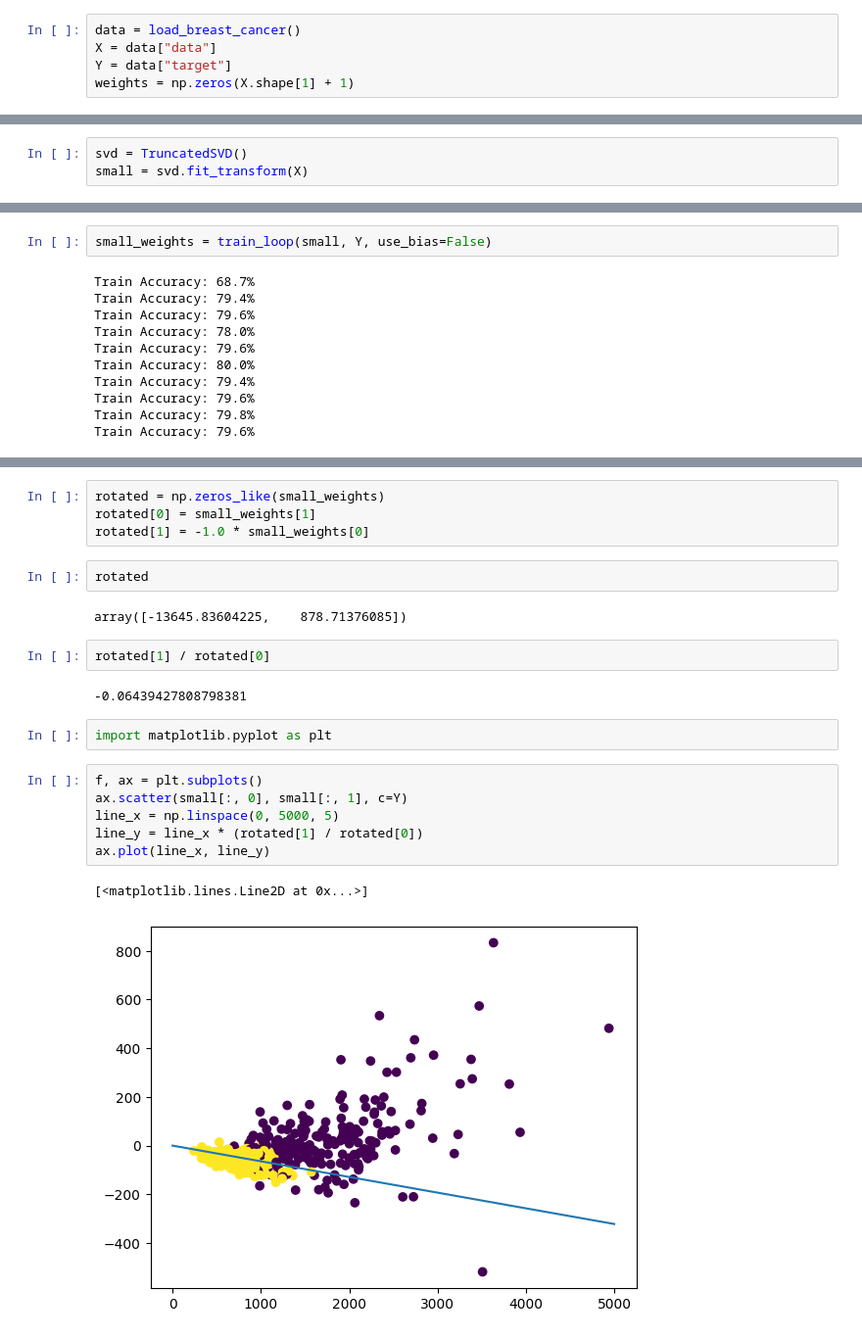
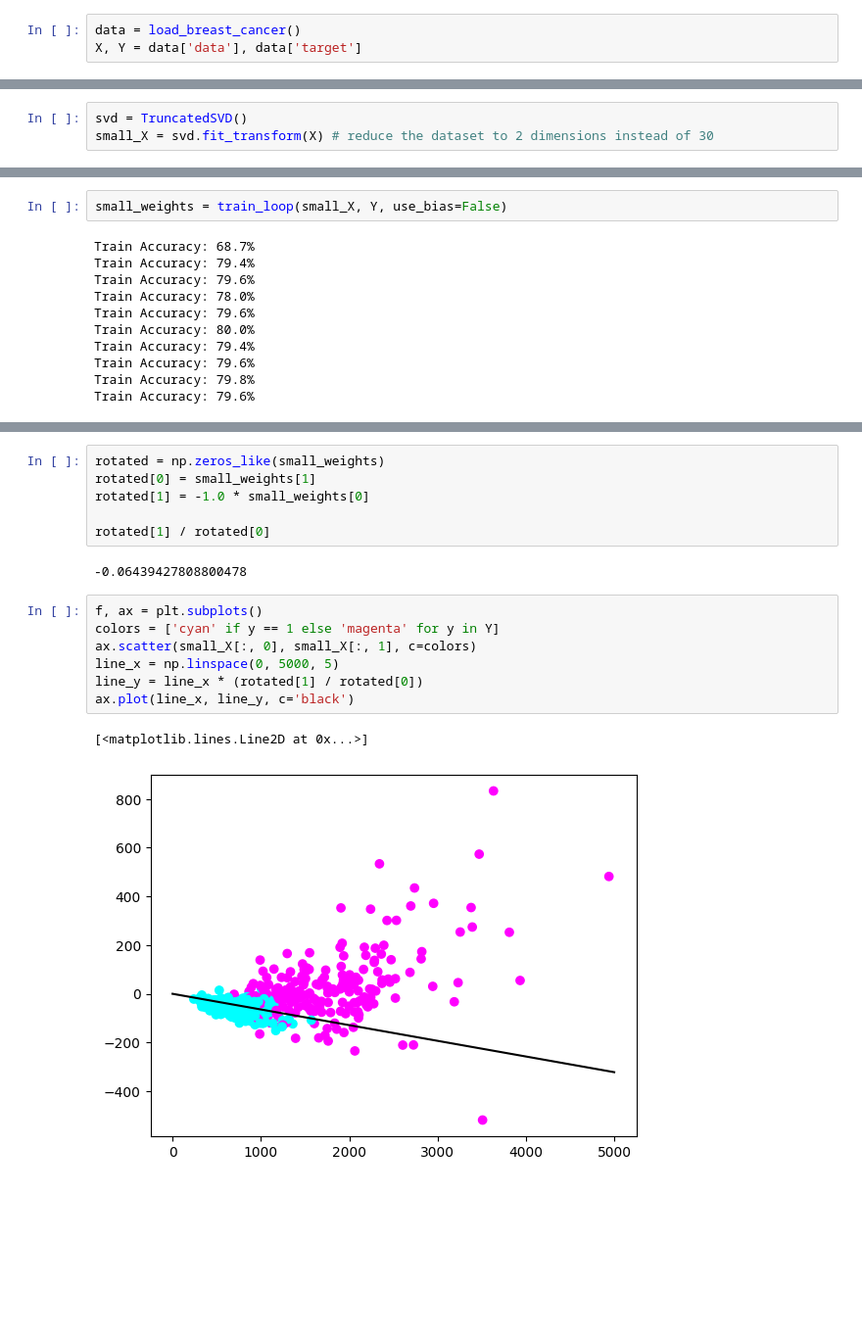
Before and after one commit to sbracellari/csi-6160, a Jupyter notebook: hw1.ipynb, the cells around one changed output, grey strips where cells are left out. Shown at 98% size. Drawn from its saved outputs; the diff is of its cells as text; blank space fills up the shorter version.

```diff
--- a/hw1.ipynb
+++ b/hw1.ipynb
@@ -6,5 +17,3 @@ from sklearn.decomposition import TruncatedSVD
 # %%
 data = load_breast_cancer()
-X = data["data"]
-Y = data["target"]
-weights = np.zeros(X.shape[1] + 1)
+X, Y = data['data'], data['target']
@@ -60,3 +86,3 @@ array([ 4.87601200e+03, -1.85643000e+03,  2.40514900e+04,  3.59900000e+03,
 # %%
 svd = TruncatedSVD()
-small = svd.fit_transform(X)
+small_X = svd.fit_transform(X) # reduce the dataset to 2 dimensions instead of 30
@@ -63,5 +91,5 @@ small = svd.fit_transform(X)
 # %%
-small_weights = train_loop(small, Y, use_bias=False)
+small_weights = train_loop(small_X, Y, use_bias=False)
 # %% [output]
 Train Accuracy: 68.7%
 Train Accuracy: 79.4%
@@ -81,22 +105,17 @@ array([  -878.71376085, -13645.83604225])
 rotated = np.zeros_like(small_weights)
 rotated[0] = small_weights[1]
 rotated[1] = -1.0 * small_weights[0]
+
+rotated[1] / rotated[0]
+# %% [output]
+-0.06439427808800478
-# %%
-rotated
-# %% [output]
-array([-13645.83604225,    878.71376085])
-# %%
-rotated[1] / rotated[0]
-# %% [output]
--0.06439427808798381
-# %%
-import matplotlib.pyplot as plt
 # %%
 f, ax = plt.subplots()
-ax.scatter(small[:, 0], small[:, 1], c=Y)
+colors = ['cyan' if y == 1 else 'magenta' for y in Y]
+ax.scatter(small_X[:, 0], small_X[:, 1], c=colors)
 line_x = np.linspace(0, 5000, 5)
 line_y = line_x * (rotated[1] / rotated[0])
-ax.plot(line_x, line_y)
+ax.plot(line_x, line_y, c='black')
 # %% [output]
 [<matplotlib.lines.Line2D at 0x...>]
-[figure, old version]
+[figure, new version]
```
Also changed, not shown: parts of 12 cells of this notebook.
